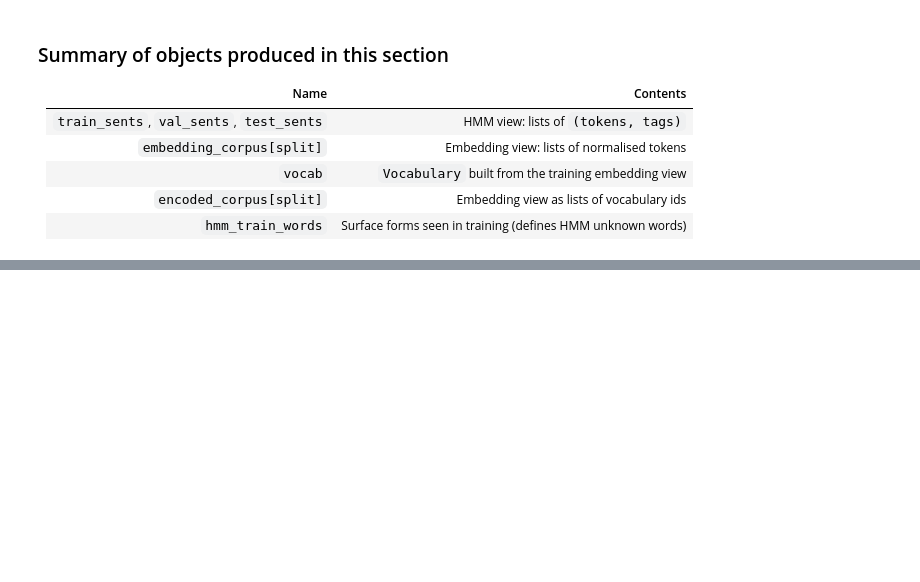
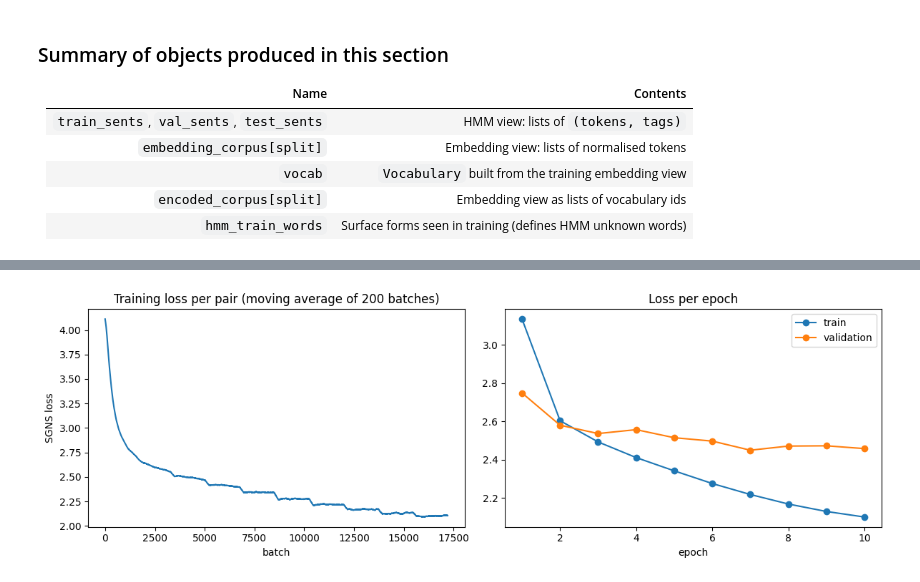
Before and after one commit to kerosamy/NLP-Lab-2, a Jupyter notebook: lab2.ipynb, the cells around one changed output, grey strips where cells are left out. Drawn from its saved outputs; the diff is of its cells as text; code cells hidden in the pictures; blank space fills up the shorter version.

```diff
--- a/lab2.ipynb
+++ b/lab2.ipynb
@@ -328,0 +1169,12 @@ for split_name in ["validation", "test"]:
+# %%
+W_in, W_out, w2v_history = trained_models[(W2V_DIM, W2V_LEARNING_RATE)]
+
+print(f"chosen setting: dim = {W2V_DIM}, learning rate = {W2V_LEARNING_RATE}")
+for epoch in range(len(w2v_history["train_loss"])):
+    print(f"epoch {epoch + 1:>2}  train loss {w2v_history['train_loss'][epoch]:.4f}  "
+          f"validation loss {w2v_history['validation_loss'][epoch]:.4f}")
+print(f"best epoch: {w2v_history['best_epoch']} "
+      f"(validation loss {w2v_history['best_validation_loss']:.4f}) -> its parameters are kept")
+
+# As in the lecture, the center vectors u (rows of W_in) are used as the word embeddings.
+word2vec_embeddings = W_in
@@ -328,0 +1194,25 @@ for split_name in ["validation", "test"]:
+# %%
+def moving_average(values, width):
+    """Smooth a noisy curve by averaging each window of `width` consecutive values."""
+    kernel = np.ones(width) / width
+    return np.convolve(values, kernel, mode="valid")
+
+
+figure, (batch_axis, epoch_axis) = plt.subplots(1, 2, figsize=(12, 4))
+
+batch_axis.plot(moving_average(np.array(w2v_history["batch_loss"]), 200))
+batch_axis.set_title("Training loss per pair (moving average of 200 batches)")
+batch_axis.set_xlabel("batch")
+batch_axis.set_ylabel("SGNS loss")
+
+epochs_axis_values = np.arange(1, len(w2v_history["train_loss"]) + 1)
+epoch_axis.plot(epochs_axis_values, w2v_history["train_loss"], marker="o", label="train")
+epoch_axis.plot(epochs_axis_values, w2v_history["validation_loss"], marker="o", label="validation")
+epoch_axis.set_title("Loss per epoch")
+epoch_axis.set_xlabel("epoch")
+epoch_axis.legend()
+
+plt.tight_layout()
+plt.show()
+# %% [output]
+[figure, added]
```
Also changed, not shown: parts of 43 cells of this notebook.
